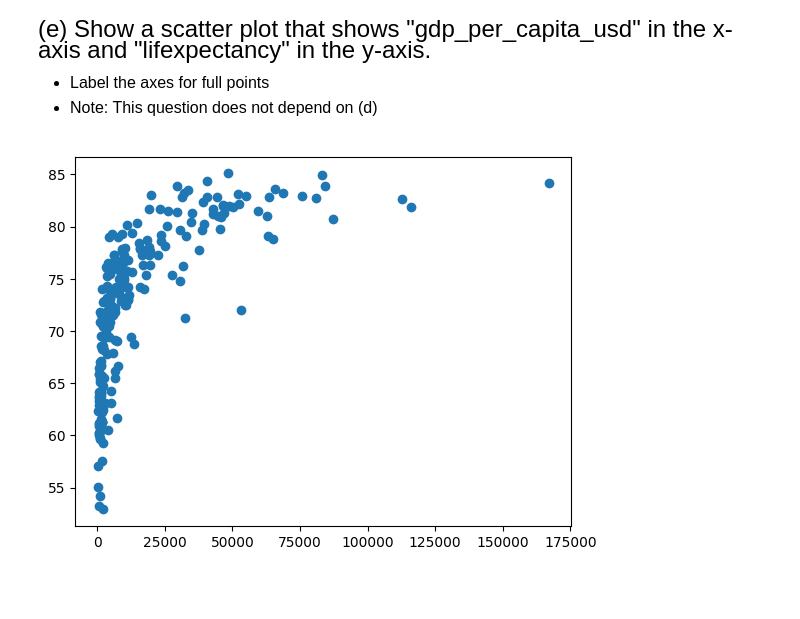
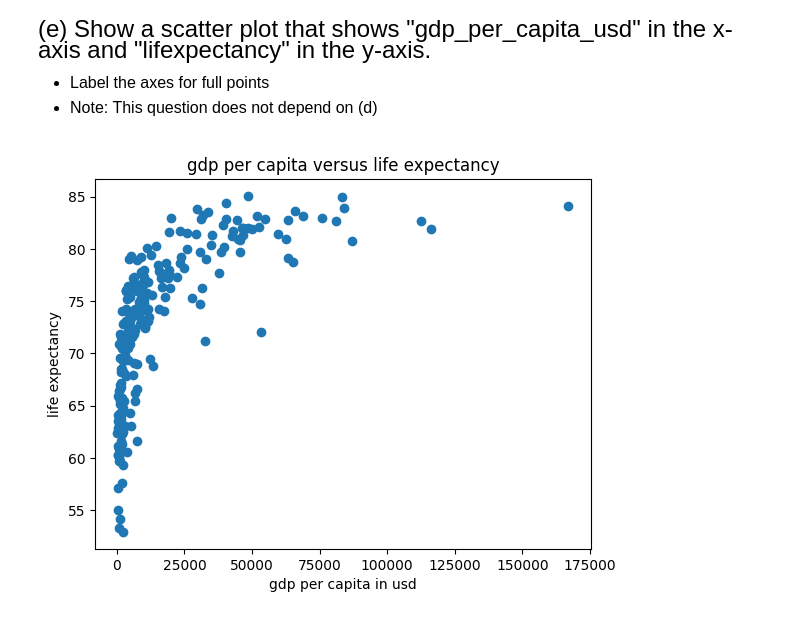
Before and after one commit to JasmineLiu2026/emoryqtm151, a Jupyter notebook: Assignment 2/Assignment 2.ipynb, the cells around one changed output. Drawn from its saved outputs; the diff is of its cells as text; code cells hidden in the pictures; blank space fills up the shorter version.

```diff
--- a/Assignment 2/Assignment 2.ipynb
+++ b/Assignment 2/Assignment 2.ipynb
@@ -107,6 +107,9 @@ Name: gdp_per_capita_usd, dtype: float64
 - Note: This question does not depend on (d)
 # %%
 plt.scatter(x = wdi['gdp_per_capita_usd'], y = wdi['life_expectancy'])
+plt.xlabel("gdp per capita in usd")
+plt.ylabel("life expectancy")
+plt.title("gdp per capita versus life expectancy")
 plt.show()
 # %% [output]
-[figure, old version]
+[figure, new version]
```
Also changed, not shown: 1 other file.
